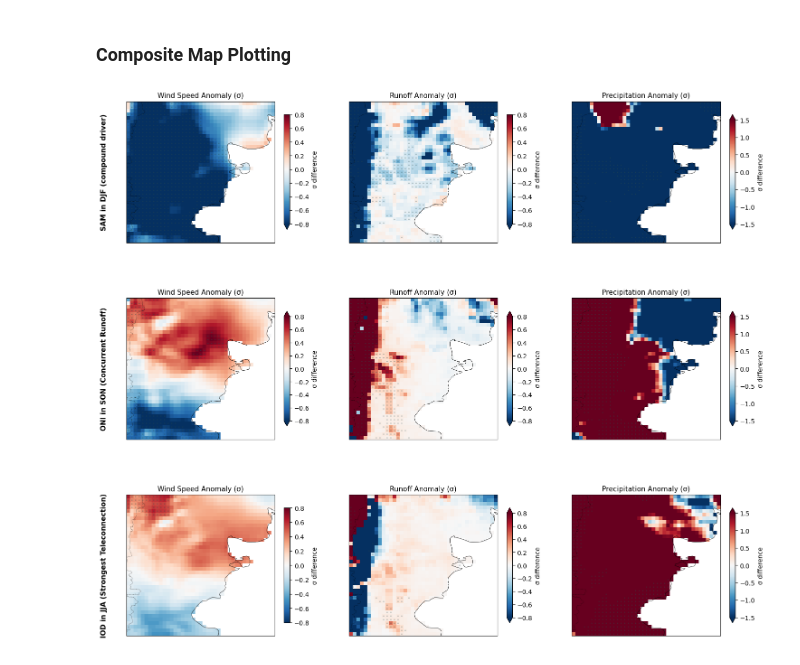
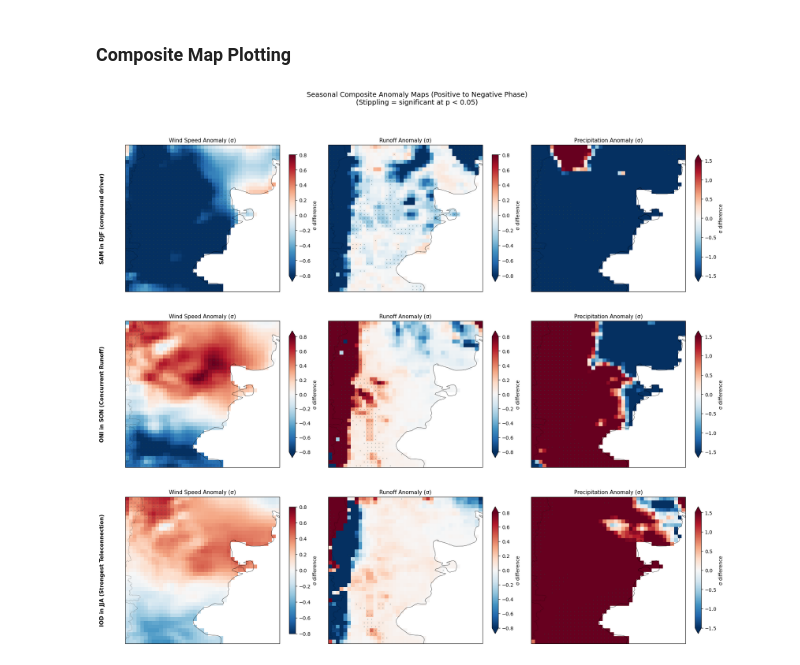
Before and after one commit to sgosmyt2/patagonia-energy-drought, a Jupyter notebook: notebooks/teleconnection_analysis.ipynb, the cells around one changed output. Saved outputs shown, nothing was run; the diff lists cells and outputs as text; code cells hidden in the pictures.

```diff
--- a/notebooks/teleconnection_analysis.ipynb
+++ b/notebooks/teleconnection_analysis.ipynb
@@ -763,32 +763,31 @@ for row, (key, comp_data) in enumerate(composites.items()):
         ax.add_feature(
             cfeature.BORDERS,
             linestyle=":",
             linewidth=0.5,
         )
         ax.set_title(var_title, fontsize=11)
 
         if col == 0:
             ax.text(
                 -0.15,
                 0.5,
                 config["title"],
                 transform=ax.transAxes,
                 fontsize=11,
                 fontweight="bold",
                 rotation=90,
                 ha="center",
                 va="center",
             )
 
 plt.suptitle(
     "Seasonal Composite Anomaly Maps (Positive to Negative Phase)\n(Stippling = significant at p < 0.05)",
     fontsize=14,
-    y=1.02,
 )
 plt.tight_layout()
 plt.savefig(
     "../results/figures/seasonal_composite_maps.png", dpi=200, bbox_inches="tight"
 )
 plt.show()
 # %% [output]
-[figure, old version]
+[figure, new version]
```
Also changed, not shown: parts of 2 cells of this notebook, 1 other file.
